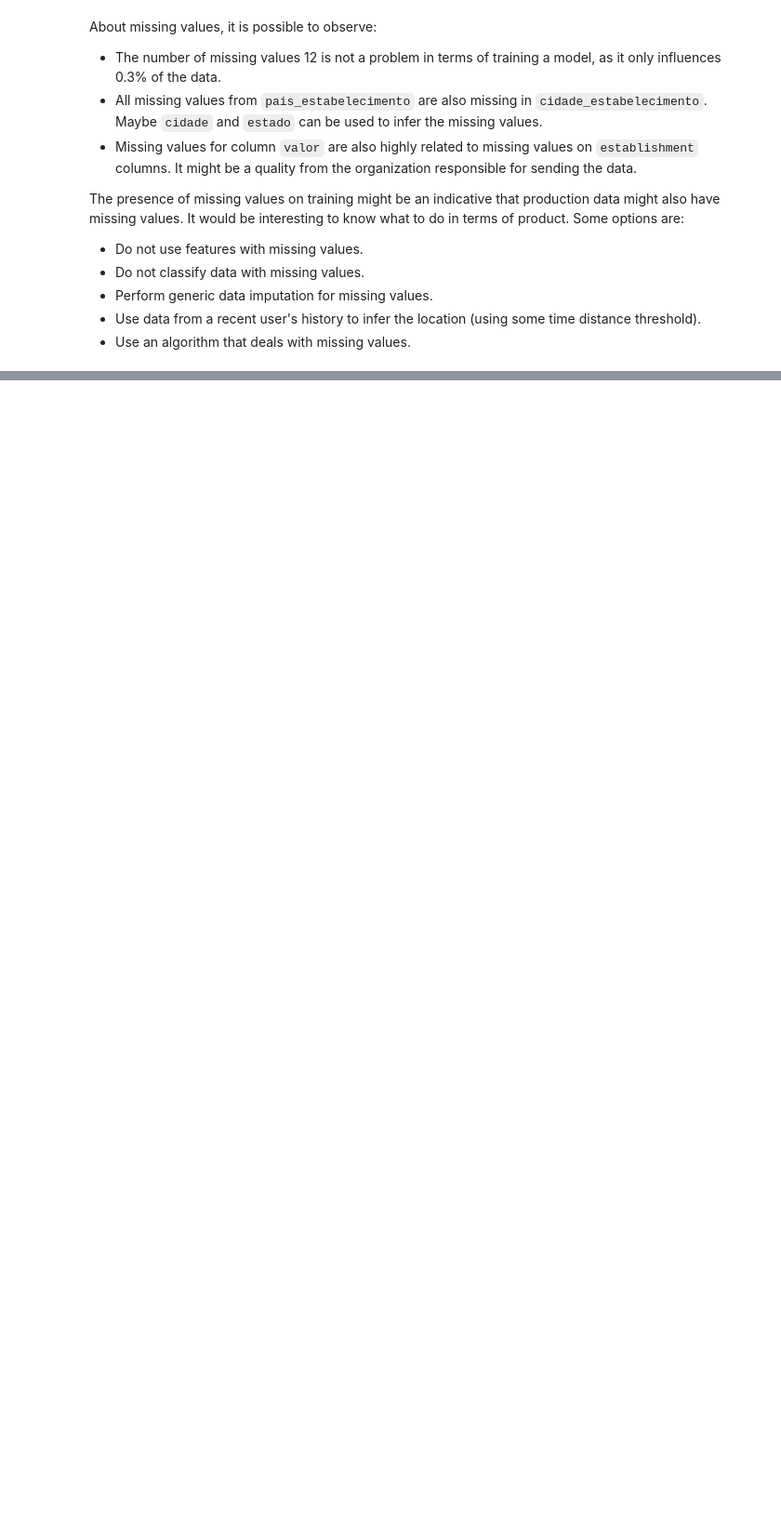
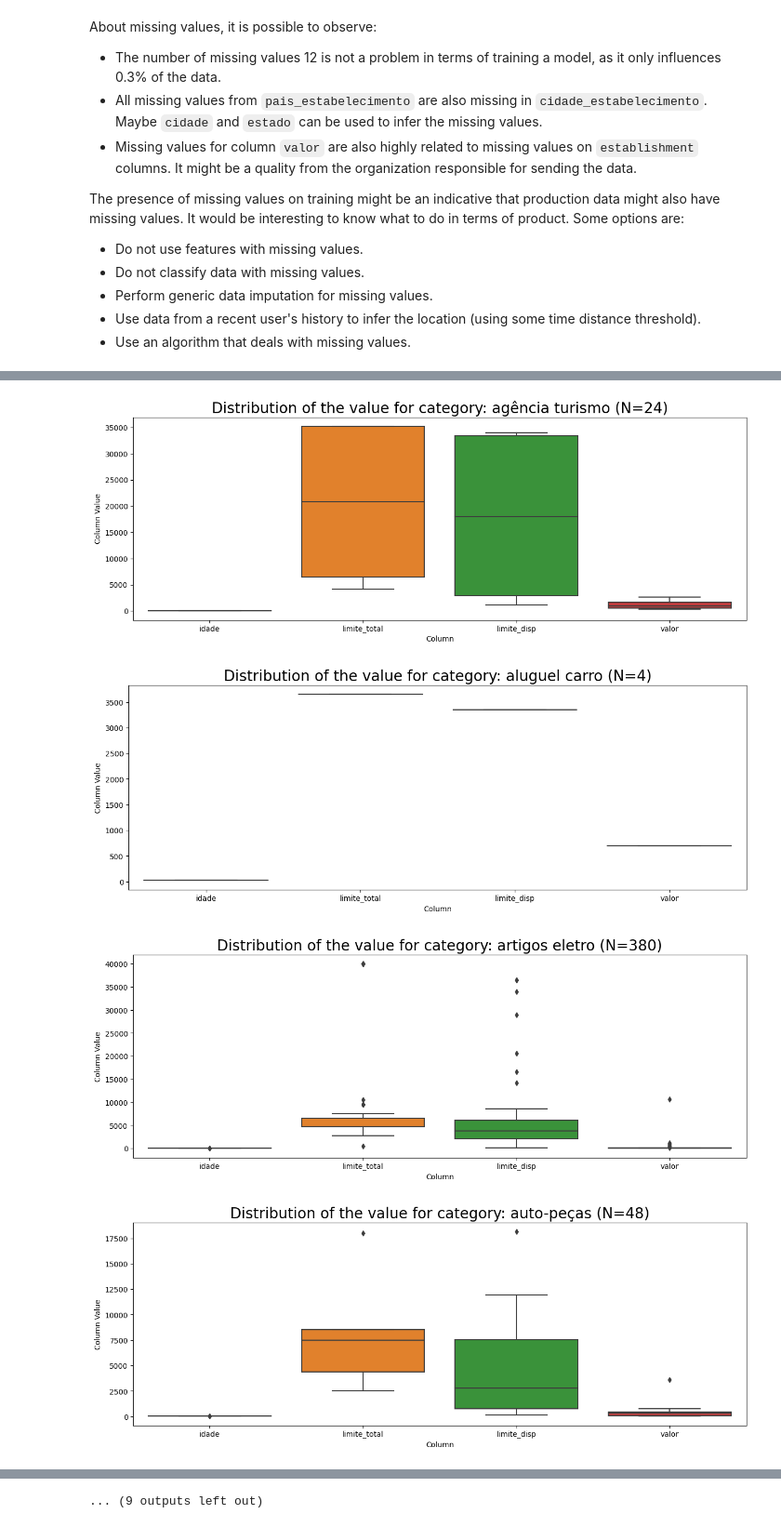
Before and after one commit to brunovilar/financial_transactions_classification, a Jupyter notebook: application/notebooks/02_ExploreDataset.ipynb, the cells around one changed output, grey strips where cells are left out. Shown at 93% size. Drawn from its saved outputs; the diff is of its cells as text; code cells hidden in the pictures; blank space fills up the shorter version.

```diff
--- a/application/notebooks/02_ExploreDataset.ipynb
+++ b/application/notebooks/02_ExploreDataset.ipynb
@@ -73,8 +77,7 @@ from application.code.core.feature_engineering import (clean_column_names,
 ## Constants
 # %%
 NUMERIC_COLUMNS = ['safra_abertura',  'idade',
-                   'limite_total', 'limite_disp',  'valor',
-                  ]
+                   'limite_total', 'limite_disp',  'valor']
 
 CATEGORICAL_COLUMNS = ['id', 'cidade', 'estado', 'sexo', 'data',
                        'grupo_estabelecimento', 'cidade_estabelecimento',
@@ -349,0 +399,25 @@ About missing values, it is possible to observe:
+# %%
+numeric_columns_selection = [c for c in NUMERIC_COLUMNS if c != 'safra_abertura']
+
+view_df = (
+    df
+    [['grupo_estabelecimento'] + numeric_columns_selection]
+    .melt(id_vars='grupo_estabelecimento', value_vars=numeric_columns_selection)
+)
+
+categories = sorted(view_df['grupo_estabelecimento'].unique().tolist())
+
+for category in categories:
+    sliced_view_df = view_df.loc[lambda f: f['grupo_estabelecimento'] == category]
+    plt.figure(figsize=(15,5))
+    ax = sns.boxplot(x='variable', y='value', data=sliced_view_df)
+    ax.set_title(f'Distribution of the value for category: {category} (N={len(sliced_view_df)})',
+                 fontdict={'fontsize':20})
+    ax.set_xlabel("Column")
+    ax.set_ylabel("Column Value")
+    plt.show()
+# %% [output]
+[figure, added]
+[figure, added]
+[figure, added]
+[figure, added]
@@ -349,0 +432 @@ About missing values, it is possible to observe:
+... (9 outputs left out)
```
Also changed, not shown: parts of 21 cells of this notebook.
